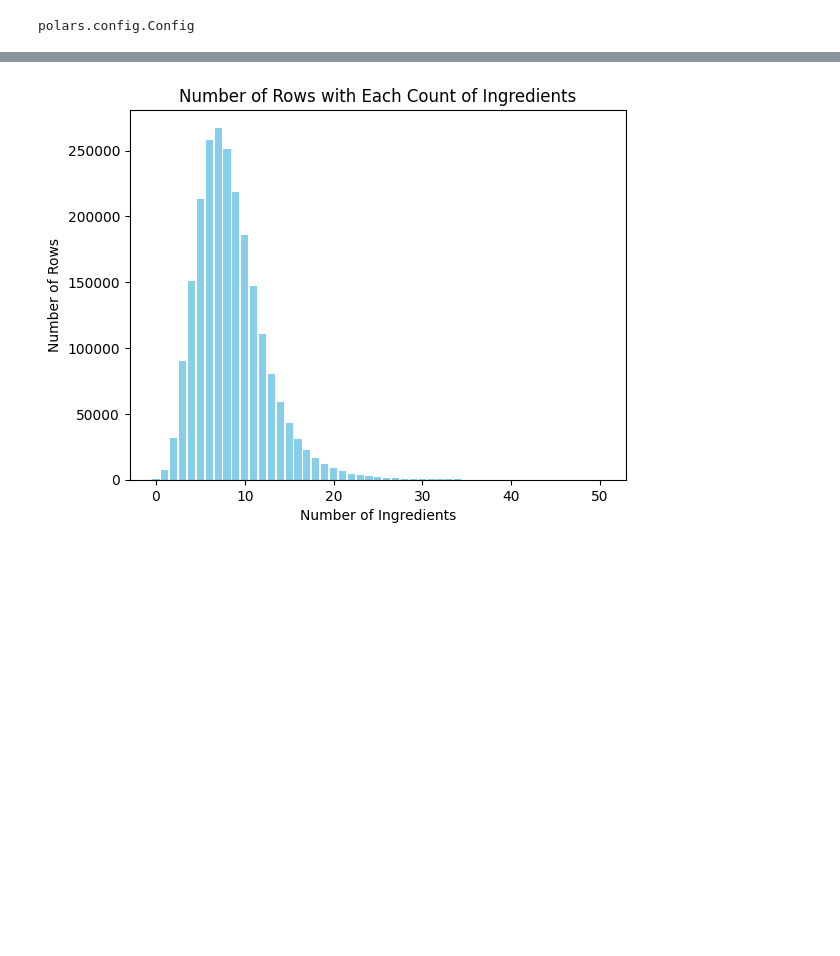
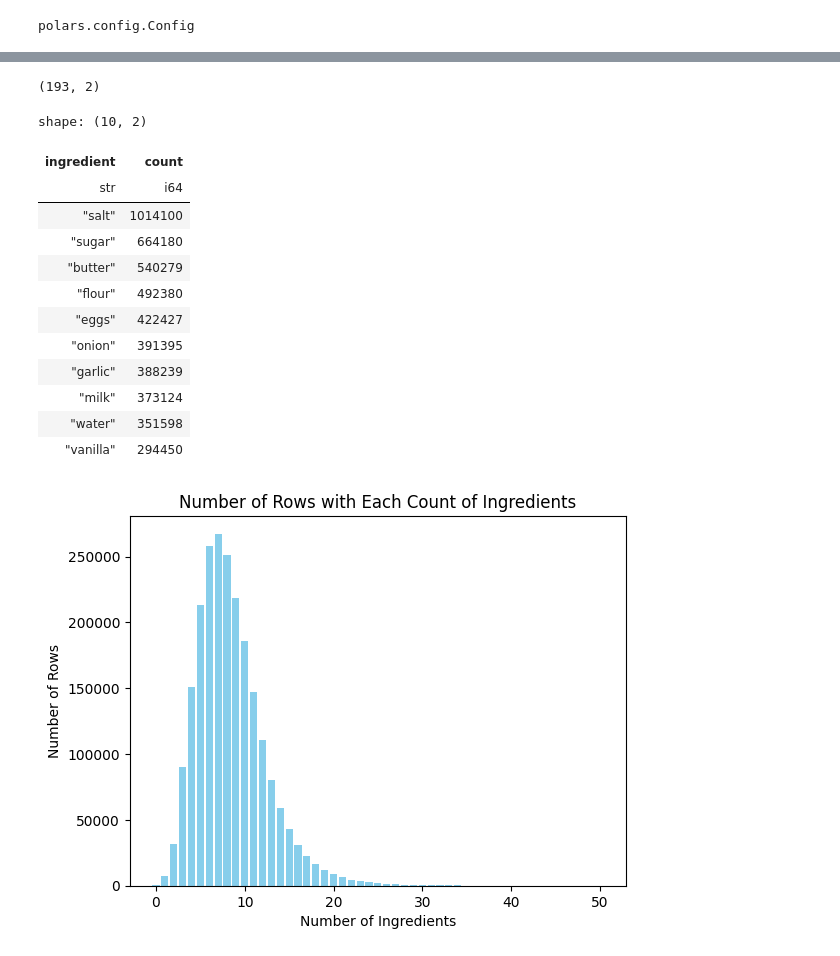
Before and after one commit to teddy661/gotmeals, a Jupyter notebook: EDA/RecipeNLG_ed_EDA.ipynb, the cells around one changed output, grey strips where cells are left out. Saved outputs shown, nothing was run; the diff lists cells and outputs as text; code cells hidden in the pictures; blank space fills up the shorter version.

```diff
--- a/EDA/RecipeNLG_ed_EDA.ipynb
+++ b/EDA/RecipeNLG_ed_EDA.ipynb
@@ -74,0 +74,20 @@ shape: (1, 8)
+# %%
+# Number of ingredients used more than 15,000 times
+filtered_ingredients = ingredient_df.filter(ingredient_df["count"] >= 15000)
+print(filtered_ingredients.shape)
+filtered_ingredients.head(12)
+# %% [output]
+(193, 2)
+shape: (10, 2)
+| ingredient | count |
+| str | i64 |
+| "salt" | 1014100 |
+| "sugar" | 664180 |
+| "butter" | 540279 |
+| "flour" | 492380 |
+| "eggs" | 422427 |
+| "onion" | 391395 |
+| "garlic" | 388239 |
+| "milk" | 373124 |
+| "water" | 351598 |
+| "vanilla" | 294450 |
```
Also changed, not shown: parts of 14 cells of this notebook.
